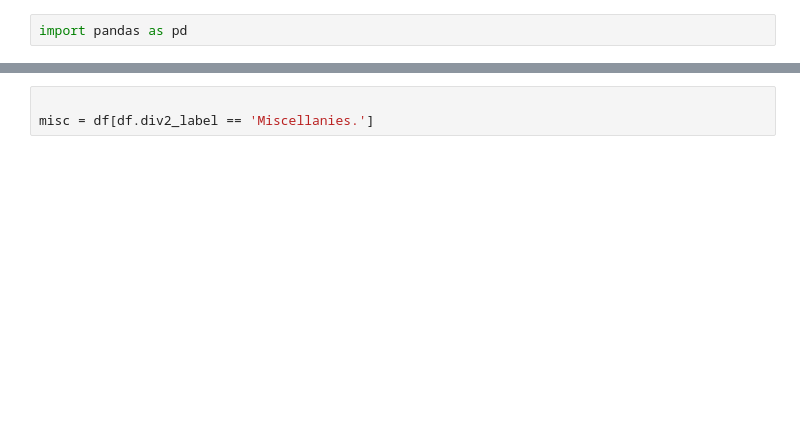
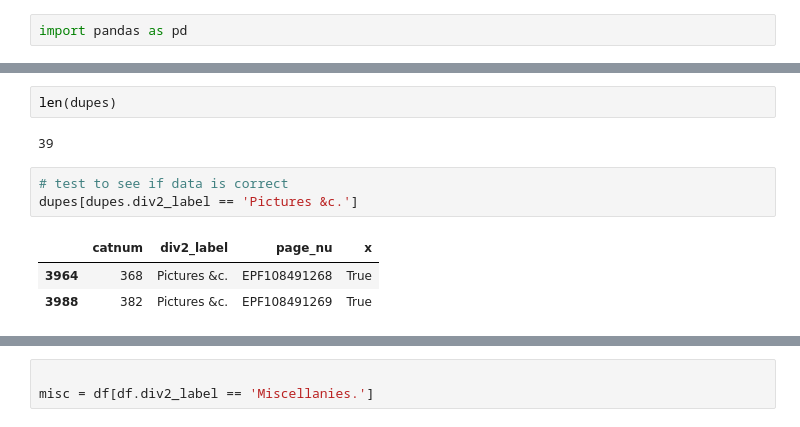
Before and after one commit to Violin1208/sloane, a Jupyter notebook: extract_all_sloane_catnums_div2_label_pb.ipynb, the cells around one changed output, grey strips where cells are left out. Cells and saved outputs as stored; diff of their text form; blank space fills up the shorter version.

```diff
--- a/extract_all_sloane_catnums_div2_label_pb.ipynb
+++ b/extract_all_sloane_catnums_div2_label_pb.ipynb
@@ -191,0 +277,11 @@ df.head()
+# %%
+len(dupes)
+# %% [output]
+39
+# %%
+# test to see if data is correct
+dupes[dupes.div2_label == 'Pictures &c.']
+# %% [output]
+|  | catnum | div2_label | page_nu | x |
+| 3964 | 368 | Pictures &c. | EPF108491268 | True |
+| 3988 | 382 | Pictures &c. | EPF108491269 | True |
```
Also changed, not shown: parts of 40 cells of this notebook.
